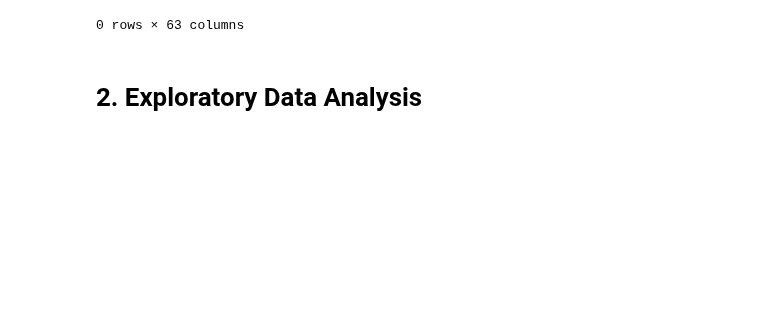
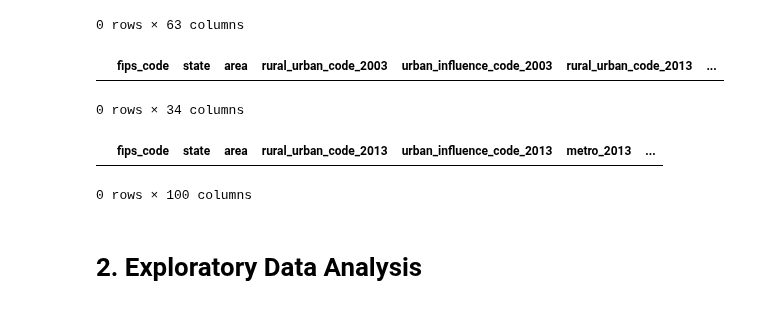
Before and after one commit to dsklnr/ADS508, a Jupyter notebook: CollegeAffordability.ipynb, the cells around one changed output. Saved outputs shown, nothing was run; the diff lists cells and outputs as text; code cells hidden in the pictures; blank space fills up the shorter version.

```diff
--- a/CollegeAffordability.ipynb
+++ b/CollegeAffordability.ipynb
@@ -235,0 +280,8 @@ pd.read_sql(f'SELECT * FROM {database_name}.{table_name_2} LIMIT 5', conn)
+# %%
+# Execute create table statement
+pd.read_sql(create_table, conn)
+
+pd.read_sql(f'SELECT * FROM {database_name}.{table_name_3} LIMIT 5', conn)
+# %% [output]
+|  | fips_code | state | area | rural_urban_code_2003 | urban_influence_code_2003 | rural_urban_code_2013 | ... |
+0 rows × 34 columns
@@ -236,3 +402,11 @@ pd.read_sql(f'SELECT * FROM {database_name}.{table_name_2} LIMIT 5', conn)
+# %%
+# Execute create table statement
+pd.read_sql(create_table, conn)
+
+pd.read_sql(f'SELECT * FROM {database_name}.{table_name_4} LIMIT 5', conn)
+# %% [output]
+|  | fips_code | state | area | rural_urban_code_2013 | urban_influence_code_2013 | metro_2013 | ... |
+0 rows × 100 columns
 # %% [markdown]
 # 2. Exploratory Data Analysis
 # %%
```
Also changed, not shown: parts of 12 cells of this notebook.
